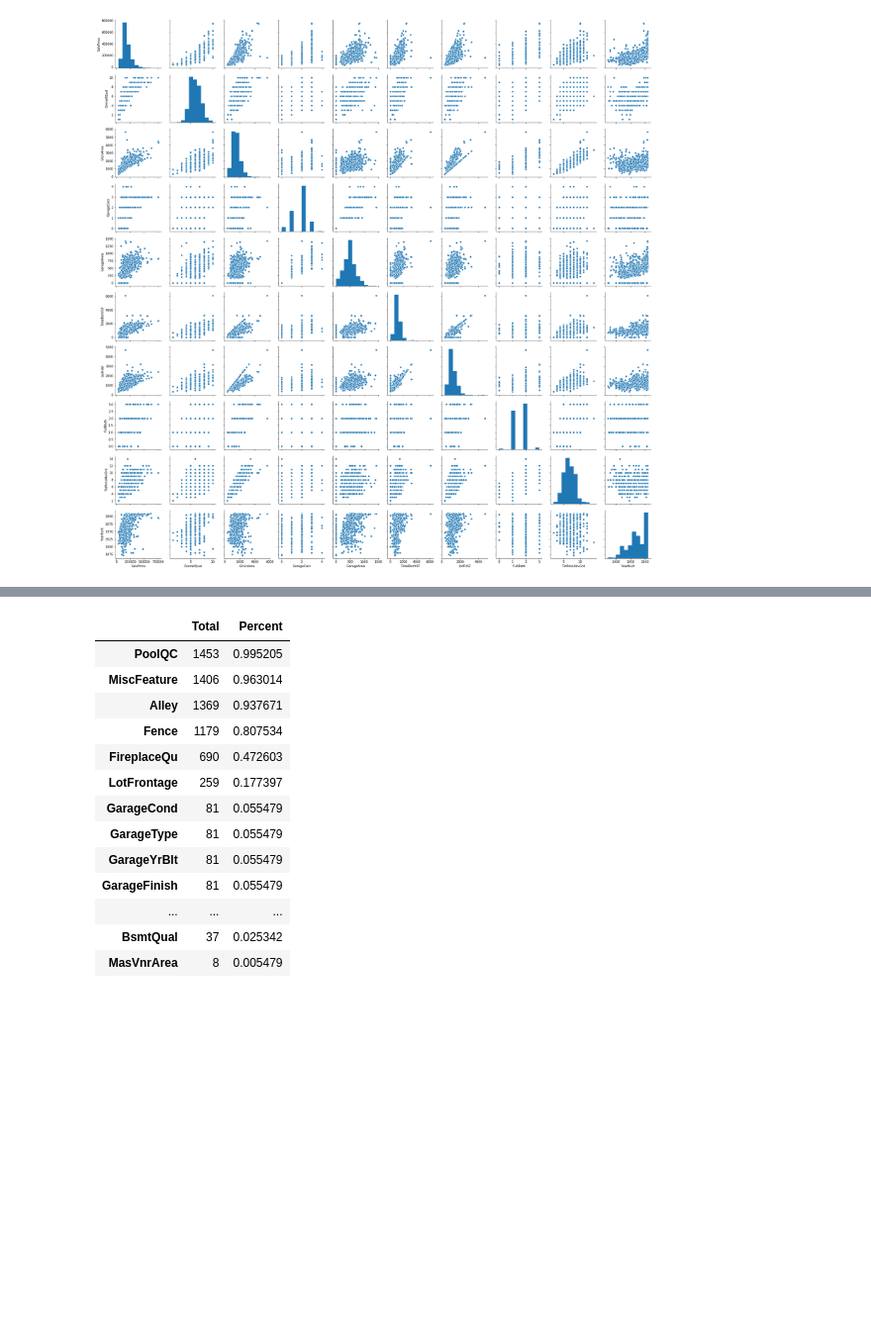
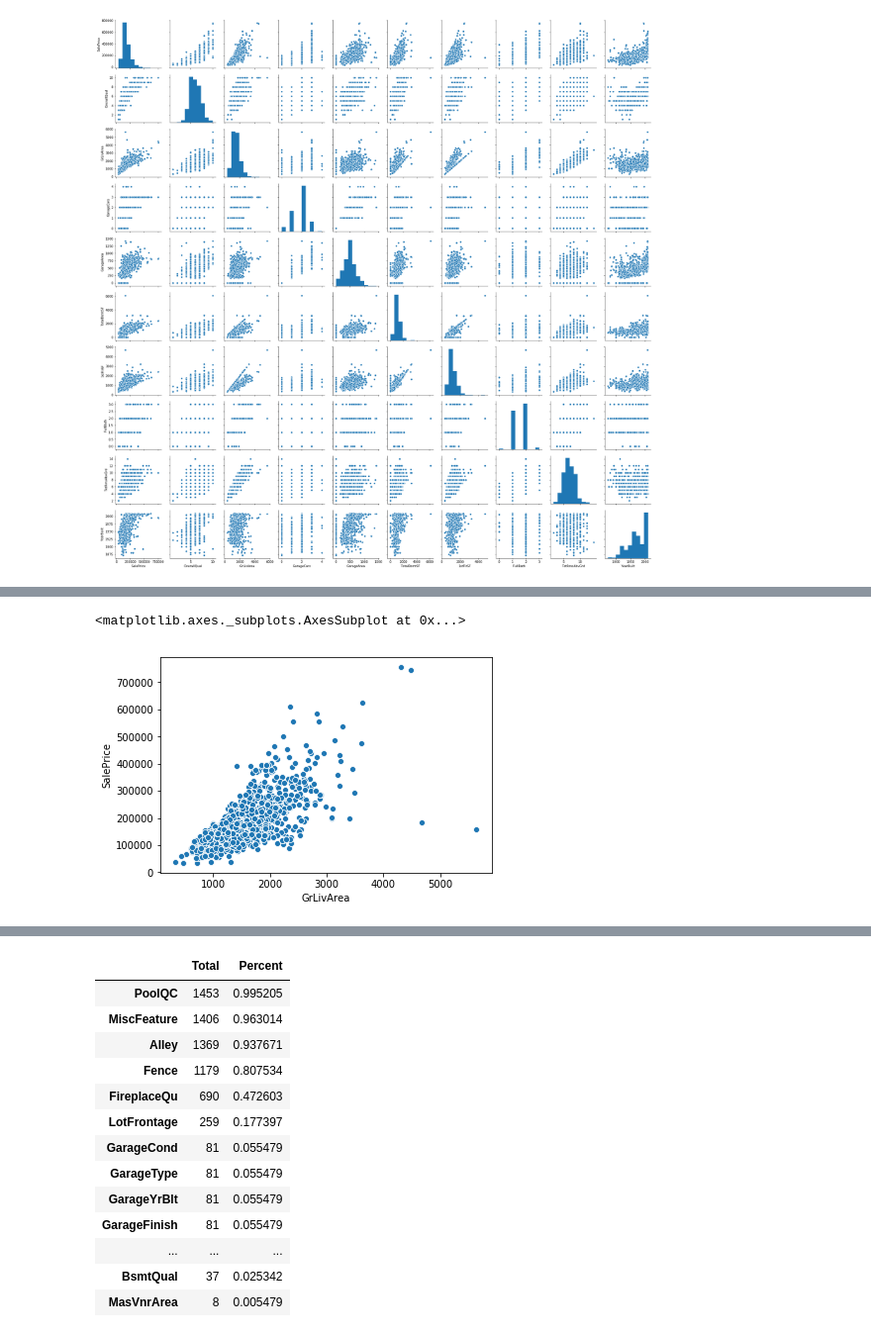
Before and after one commit to 181394/DAT158, a Jupyter notebook: oblig2/Oblig2.ipynb, the cells around one changed output, grey strips where cells are left out. Shown at 99% size. Saved outputs shown, nothing was run; the diff lists cells and outputs as text; code cells hidden in the pictures; blank space fills up the shorter version.

```diff
--- a/oblig2/Oblig2.ipynb
+++ b/oblig2/Oblig2.ipynb
@@ -67,0 +113,5 @@ sns.pairplot(df[sale_corr_cols])
+# %%
+sns.scatterplot('GrLivArea', 'SalePrice', data=df)
+# %% [output]
+<matplotlib.axes._subplots.AxesSubplot at 0x...>
+[figure, added]
```
Also changed, not shown: parts of 76 cells of this notebook.
